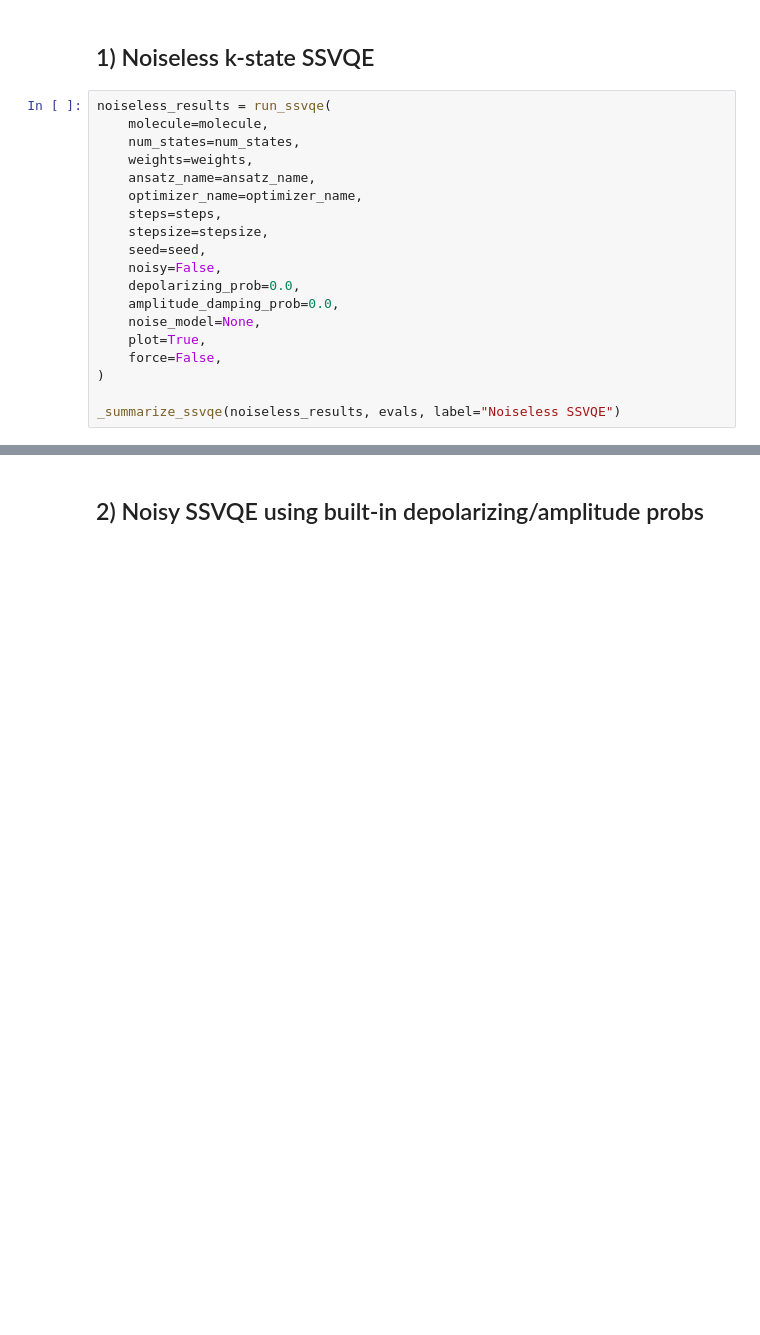
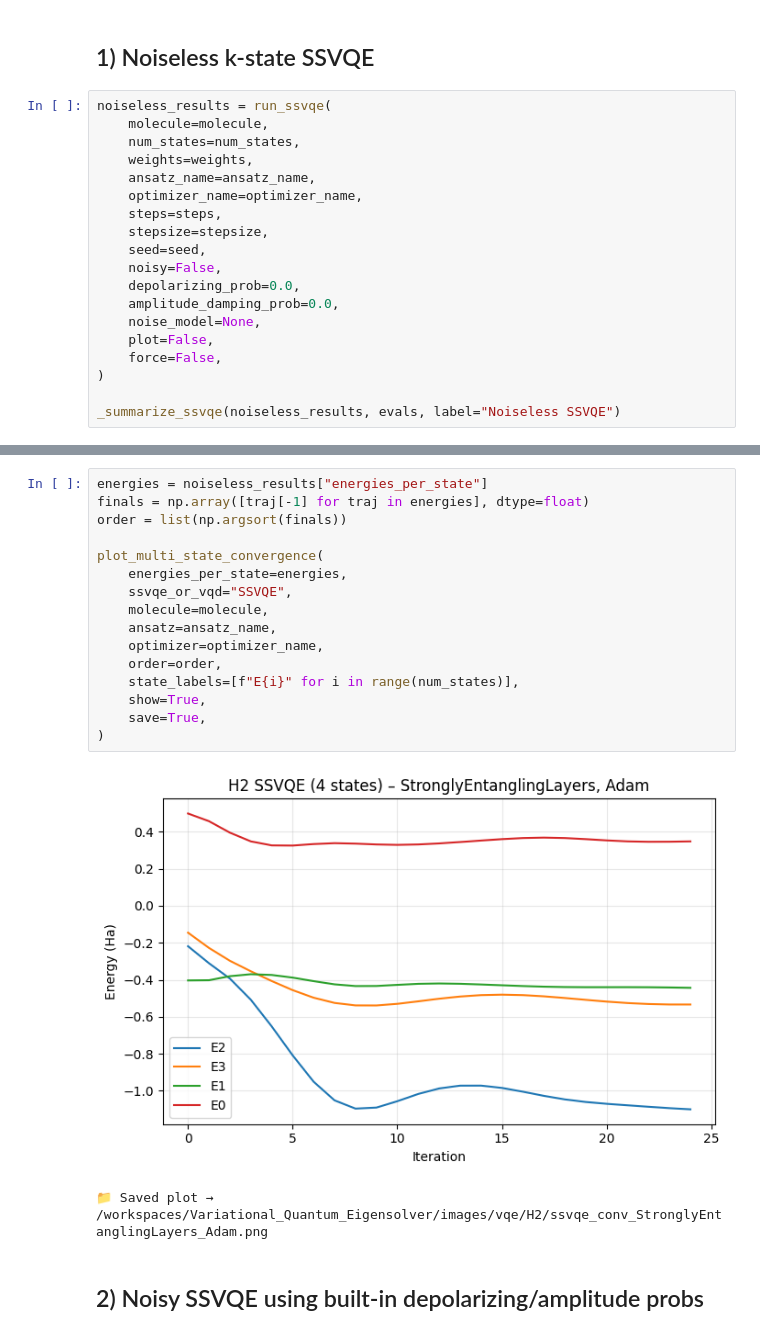
Before and after one commit to SidRichardsQuantum/Variational_Quantum_Eigensolver, a Jupyter notebook: notebooks/vqe/H2/SSVQE.ipynb, the cells around one changed output, grey strips where cells are left out. Saved outputs shown, nothing was run; the diff lists cells and outputs as text; blank space fills up the shorter version.

Commit message:
VQD and SSVQE - ready to publish

```diff
--- a/notebooks/vqe/H2/SSVQE.ipynb
+++ b/notebooks/vqe/H2/SSVQE.ipynb
@@ -82,7 +104,7 @@ noiseless_results = run_ssvqe(
     depolarizing_prob=0.0,
     amplitude_damping_prob=0.0,
     noise_model=None,
-    plot=True,
+    plot=False,
     force=False,
 )
 
@@ -90,3 +122,22 @@ _summarize_ssvqe(noiseless_results, evals, label="Noiseless SSVQE")
+# %%
+energies = noiseless_results["energies_per_state"]
+finals = np.array([traj[-1] for traj in energies], dtype=float)
+order = list(np.argsort(finals))
+
+plot_multi_state_convergence(
+    energies_per_state=energies,
+    ssvqe_or_vqd="SSVQE",
+    molecule=molecule,
+    ansatz=ansatz_name,
+    optimizer=optimizer_name,
+    order=order,
+    state_labels=[f"E{i}" for i in range(num_states)],
+    show=True,
+    save=True,
+)
+# %% [output]
+[figure, added]
+📁 Saved plot → /workspaces/Variational_Quantum_Eigensolver/images/vqe/H2/ssvqe_conv_StronglyEntanglingLayers_Adam.png
 # %% [markdown]
 ## 2) Noisy SSVQE using built-in depolarizing/amplitude probs
 # %%
```
Also changed, not shown: parts of 6 cells of this notebook, 17 other files.
